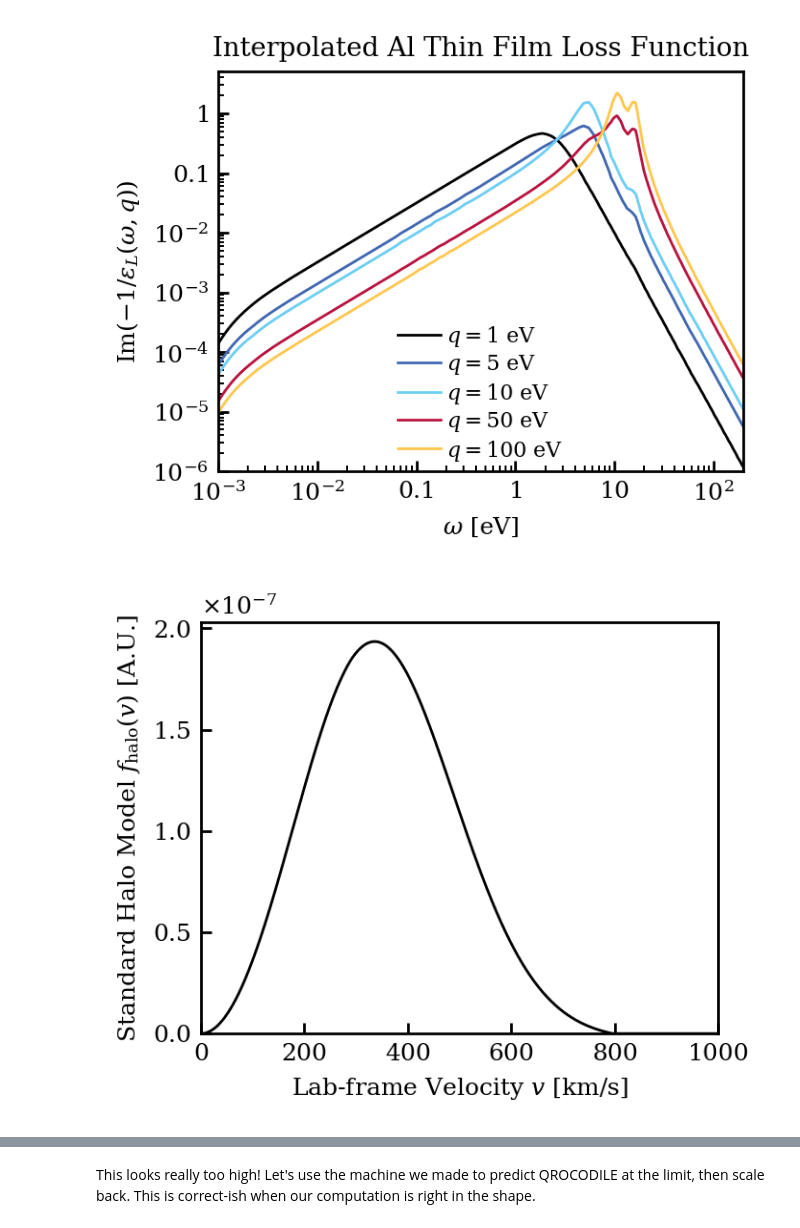
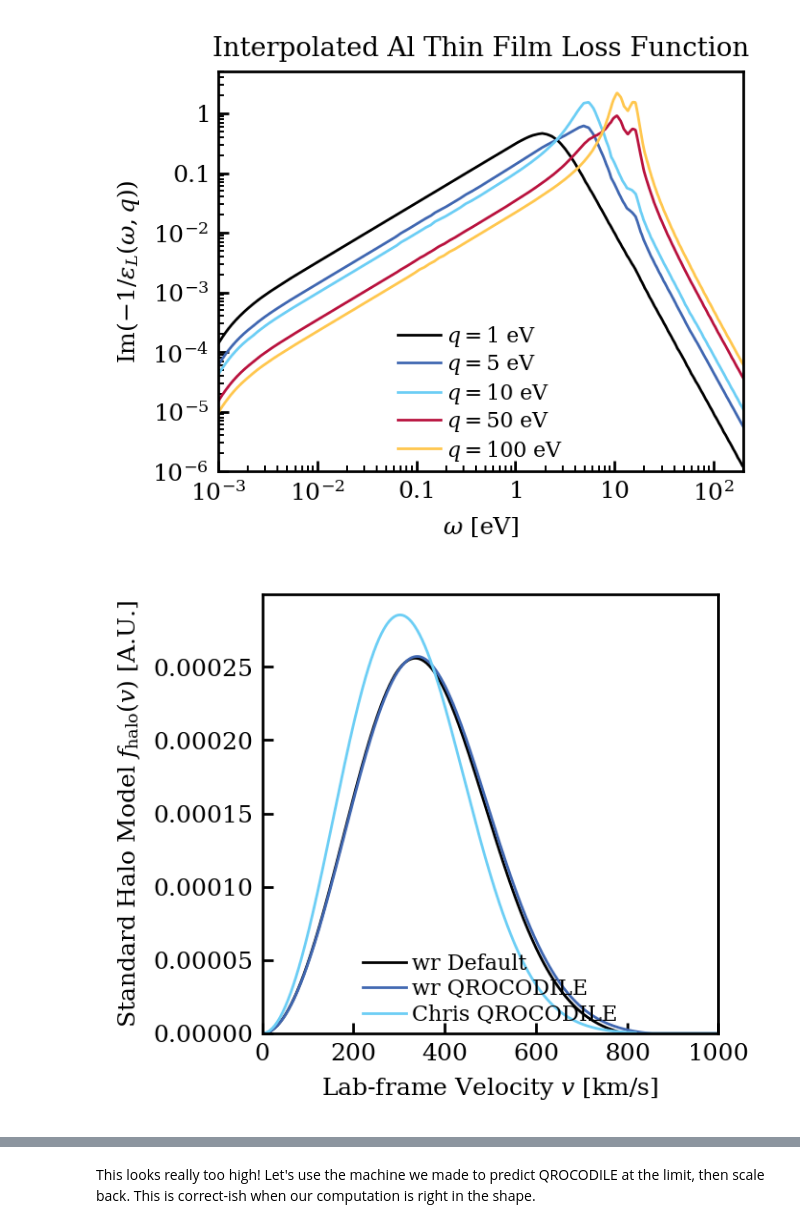
Before and after one commit to FaroutYLq/axioph, a Jupyter notebook: Directionality/rate_in_sc.ipynb, the cells around one changed output, grey strips where cells are left out. Saved outputs shown, nothing was run; the diff lists cells and outputs as text; code cells hidden in the pictures.

Commit message:
Implemented chris model

```diff
--- a/Directionality/rate_in_sc.ipynb
+++ b/Directionality/rate_in_sc.ipynb
@@ -344,13 +396,16 @@ plt.show()
 # %%
-
-halo_model = wr.StandardHaloModel()
+halo_model_default = wr.StandardHaloModel()
+halo_model_qrocodile = wr.StandardHaloModel(v_0=240*nu.km/nu.s, v_esc=600*nu.km/nu.s)
 v_kms = np.linspace(0, 1000, 1001) *nu.km/nu.s
-plt.plot(v_kms/nu.km*nu.s, halo_model.velocity_dist(v_kms, t=None))
+plt.plot(v_kms/nu.km*nu.s, halo_model_default.velocity_dist(v_kms, t=None), label="wr Default")
+plt.plot(v_kms/nu.km*nu.s, halo_model_qrocodile.velocity_dist(v_kms, t=None), label="wr QROCODILE")
+plt.plot(v_kms/nu.km*nu.s, halo_model_chris(v_kms), label="Chris QROCODILE")
 plt.xlabel(r"Lab-frame Velocity $v$ [km/s]")
 plt.ylabel(r"Standard Halo Model $f_\mathrm{halo}(v)$ [A.U.]")
+plt.legend()
 plt.xlim(0, 1000)
 plt.ylim(0,)
 plt.show()
 # %% [output]
-[figure, old version]
+[figure, new version]
 # %%
```
Also changed, not shown: parts of 15 cells of this notebook.
